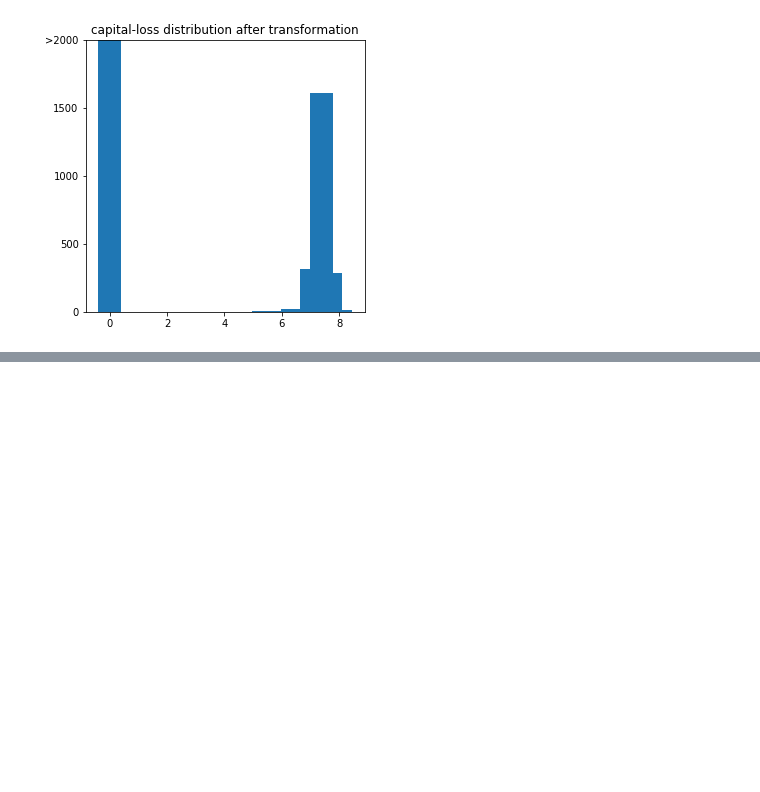
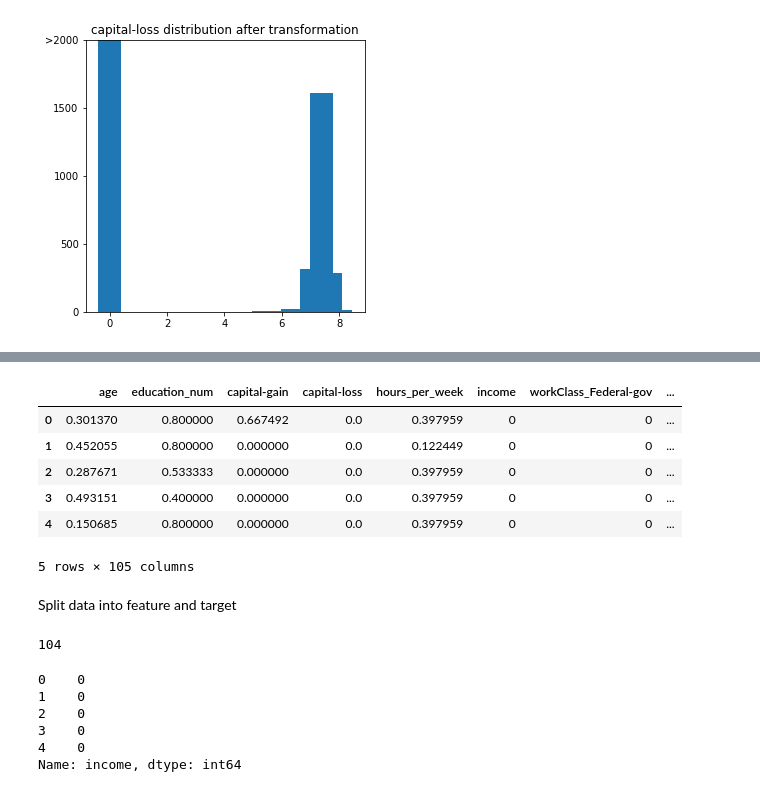
Before and after one commit to SalmaAbass/Finding-Donors-for-CharityML, a Jupyter notebook: Census Income Data.ipynb, the cells around one changed output, grey strips where cells are left out. Saved outputs shown, nothing was run; the diff lists cells and outputs as text; code cells hidden in the pictures; blank space fills up the shorter version.

```diff
--- a/Census Income Data.ipynb
+++ b/Census Income Data.ipynb
@@ -491,0 +454,12 @@ features.select_dtypes('float').head()
+# %%
+df.head()
+# %% [output]
+|  | age | education_num | capital-gain | capital-loss | hours_per_week | income | workClass_Federal-gov | ... |
+| 0 | 0.301370 | 0.800000 | 0.667492 | 0.0 | 0.397959 | 0 | 0 | ... |
+| 1 | 0.452055 | 0.800000 | 0.000000 | 0.0 | 0.122449 | 0 | 0 | ... |
+| 2 | 0.287671 | 0.533333 | 0.000000 | 0.0 | 0.397959 | 0 | 0 | ... |
+| 3 | 0.493151 | 0.400000 | 0.000000 | 0.0 | 0.397959 | 0 | 0 | ... |
+| 4 | 0.150685 | 0.800000 | 0.000000 | 0.0 | 0.397959 | 0 | 0 | ... |
+5 rows × 105 columns
+# %% [markdown]
+Split data into feature and target
@@ -491,0 +469,13 @@ features.select_dtypes('float').head()
+# %%
+len(feature.columns)
+# %% [output]
+104
+# %%
+target.head()
+# %% [output]
+0    0
+1    0
+2    0
+3    0
+4    0
+Name: income, dtype: int64
```
Also changed, not shown: parts of 34 cells of this notebook, 1 other file.
